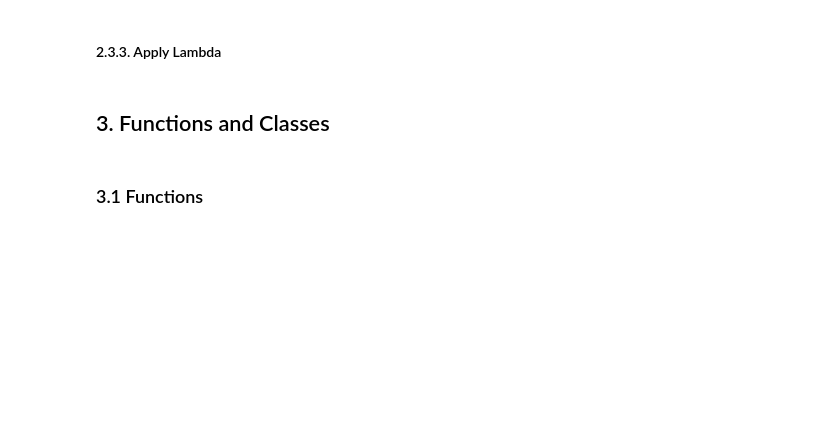
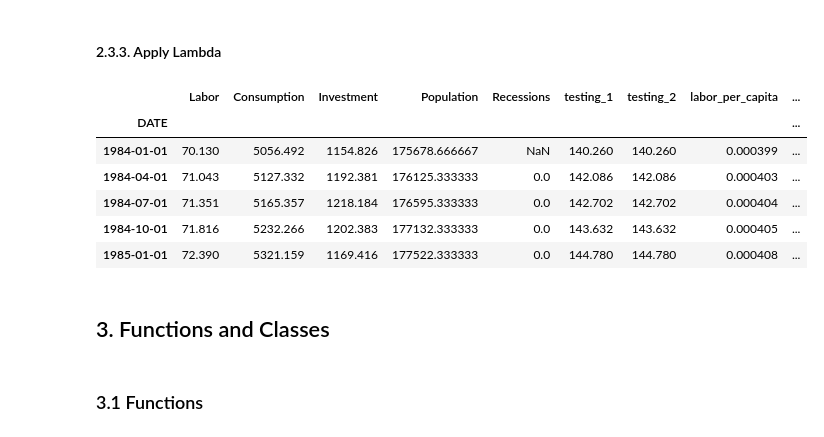
Before and after one commit to WilliamYWu/coding_for_econ, a Jupyter notebook: c1_intro_to_programming.ipynb, the cells around one changed output. Cells and saved outputs as stored; diff of their text form; code cells hidden in the pictures; blank space fills up the shorter version.

```diff
--- a/c1_intro_to_programming.ipynb
+++ b/c1_intro_to_programming.ipynb
@@ -235,0 +220,31 @@ Exercise 1. Give you assigned command a try. I will ask you to describe the outp
+# %%
+"""
+Exercise 1. Give your assigned command a try. I will ask you to describe the output that you got.
+"""
+
+# 1. df
+
+# 2. df.columns
+
+# 3. df.index
+
+# 4. df.shape
+
+# 5. df.describe()
+
+# 6. df.head()
+
+# 7. df.tail()
+
+# 8. df.drop(?,axis=?) - drop Labor
+
+# 9. df.reset_index() - Importantly without the inplace argument
+
+# 10. df.loc[?,?] - First 10 rows for the Consumption and Recessions columns
+df.reset_index(inplace=True)
+
+# 11. df.iloc[] - First 4 rows, First 3 Columns
+
+# 12. df.iloc[] - Get every row, Filter columns with names containing at least two 'o's. Hint: (loop and count())
+
+# 13. df.set_index(?, drop=?, inplace=True) - What if we wanted date to the index again.
@@ -266,9 +330,17 @@ def per_capita(row, column):
 #### 2.3.3. Apply Lambda
 # %%
 # Recall how we use apply
-df["testing_1"] = df["labor"].apply(lambda row: row * 2)
-df["testing_2"] = df["labor"].apply(lambda x: x * 2)
+df["testing_1"] = df["Labor"].apply(lambda row: row * 2)
+df["testing_2"] = df["Labor"].apply(lambda x: x * 2)
 
-df["labor_per_capita"] = df.apply(lambda row: row["labor"] * 6e4 / row["Population"])
-df["consumption_per_capita"] = df.apply(lambda row: row["consumption"] * 1e6 / row["Population"])
-df["investment_per_capita"] = df.apply(lambda row: row["consumption"] * 1e6 / row["Population"])
+df["labor_per_capita"] = df.apply(lambda row: row["Labor"] / row["Population"], axis=1)
+
+df.head()
+# %% [output]
+|  | Labor | Consumption | Investment | Population | Recessions | testing_1 | testing_2 | labor_per_capita | ... |
+| DATE |  |  |  |  |  |  |  |  | ... |
+| 1984-01-01 | 70.130 | 5056.492 | 1154.826 | 175678.666667 | NaN | 140.260 | 140.260 | 0.000399 | ... |
+| 1984-04-01 | 71.043 | 5127.332 | 1192.381 | 176125.333333 | 0.0 | 142.086 | 142.086 | 0.000403 | ... |
+| 1984-07-01 | 71.351 | 5165.357 | 1218.184 | 176595.333333 | 0.0 | 142.702 | 142.702 | 0.000404 | ... |
+| 1984-10-01 | 71.816 | 5232.266 | 1202.383 | 177132.333333 | 0.0 | 143.632 | 143.632 | 0.000405 | ... |
+| 1985-01-01 | 72.390 | 5321.159 | 1169.416 | 177522.333333 | 0.0 | 144.780 | 144.780 | 0.000408 | ... |
```
Also changed, not shown: parts of 20 cells of this notebook.
